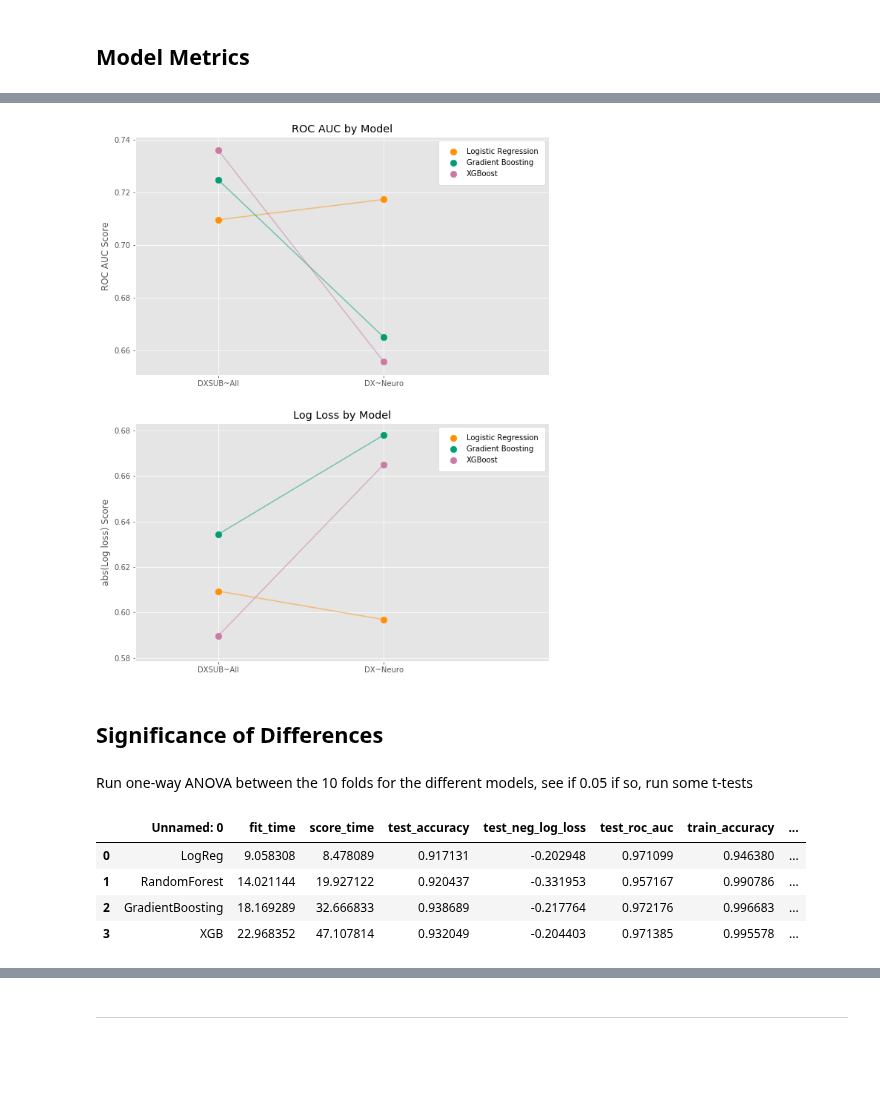
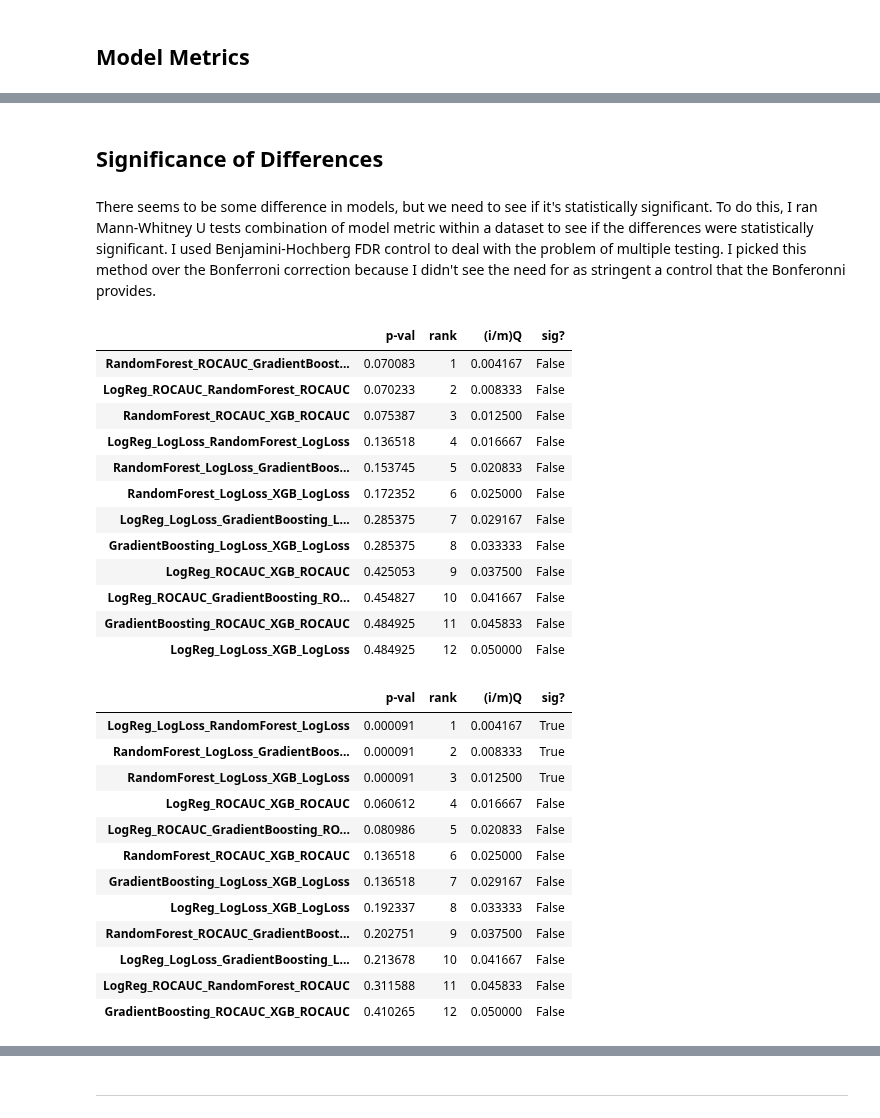
Before and after one commit to cjsmith015/Machine_Learning_and_ADHD, a Jupyter notebook: Supervised Learning.ipynb, the cells around one changed output, grey strips where cells are left out. Cells and saved outputs as stored; diff of their text form; code cells hidden in the pictures; blank space fills up the shorter version.

```diff
--- a/Supervised Learning.ipynb
+++ b/Supervised Learning.ipynb
@@ -169,23 +180,2 @@ _ = create_metric_graph(model_dict_no_rf, metric_dict, axs)
-# %%
-metric_dict = {
-                'ROC_AUC':
-                    {'Title': 'ROC AUC by Model',
-                     'ylabel': 'ROC AUC Score',
-                     'dataframe': roc_auc,
-                     'col_names': ['DXSUB~All', 'DX~Neuro']},
-                'LogLoss':
-                    {'Title': 'Log Loss by Model',
-                     'ylabel': 'abs(Log loss) Score',
-                     'dataframe': -log_loss,
-                     'col_names': ['DXSUB~All', 'DX~Neuro']},
-               }
-
-fig, axs = plt.subplots(2,1, figsize=(10,13))
-_ = create_metric_graph(model_dict_no_rf, metric_dict, axs)
-# %% [output]
-[figure, removed]
 # %% [markdown]
 ## Significance of Differences
-# %% [markdown]
-Run one-way ANOVA between the 10 folds for the different models, see if 0.05
-if so, run some t-tests
@@ -194,8 +181,0 @@ import scipy.stats as scs
-# %%
-pd.read_csv('csv_10/all_dx.csv')
-# %% [output]
-|  | Unnamed: 0 | fit_time | score_time | test_accuracy | test_neg_log_loss | test_roc_auc | train_accuracy | ... |
-| 0 | LogReg | 9.058308 | 8.478089 | 0.917131 | -0.202948 | 0.971099 | 0.946380 | ... |
-| 1 | RandomForest | 14.021144 | 19.927122 | 0.920437 | -0.331953 | 0.957167 | 0.990786 | ... |
-| 2 | GradientBoosting | 18.169289 | 32.666833 | 0.938689 | -0.217764 | 0.972176 | 0.996683 | ... |
-| 3 | XGB | 22.968352 | 47.107814 | 0.932049 | -0.204403 | 0.971385 | 0.995578 | ... |
@@ -203,0 +182,39 @@ scs.f_oneway()
+# %% [markdown]
+There seems to be some difference in models, but we need to see if it's statistically significant. To do this, I ran Mann-Whitney U tests combination of model metric within a dataset to see if the differences were statistically significant. I used Benjamini-Hochberg FDR control to deal with the problem of multiple testing. I picked this method over the Bonferroni correction because I didn't see the need for as stringent a control that the Bonferonni provides.
+# %%
+DX_all = pd.read_csv('final_csvs/DX_All.csv')
+DXSUB_all = pd.read_csv('final_csvs/DXSUB_All.csv')
+DX_tmcq = pd.read_csv('final_csvs/DX_TMCQ.csv')
+DX_neuro = pd.read_csv('final_csvs/DX_Neuro.csv')
+# %%
+run_mannwhitneyu_all(DX_all)
+# %% [output]
+|  | p-val | rank | (i/m)Q | sig? |
+| RandomForest_ROCAUC_GradientBoost... | 0.070083 | 1 | 0.004167 | False |
+| LogReg_ROCAUC_RandomForest_ROCAUC | 0.070233 | 2 | 0.008333 | False |
+| RandomForest_ROCAUC_XGB_ROCAUC | 0.075387 | 3 | 0.012500 | False |
+| LogReg_LogLoss_RandomForest_LogLoss | 0.136518 | 4 | 0.016667 | False |
+| RandomForest_LogLoss_GradientBoos... | 0.153745 | 5 | 0.020833 | False |
+| RandomForest_LogLoss_XGB_LogLoss | 0.172352 | 6 | 0.025000 | False |
+| LogReg_LogLoss_GradientBoosting_L... | 0.285375 | 7 | 0.029167 | False |
+| GradientBoosting_LogLoss_XGB_LogLoss | 0.285375 | 8 | 0.033333 | False |
+| LogReg_ROCAUC_XGB_ROCAUC | 0.425053 | 9 | 0.037500 | False |
+| LogReg_ROCAUC_GradientBoosting_RO... | 0.454827 | 10 | 0.041667 | False |
+| GradientBoosting_ROCAUC_XGB_ROCAUC | 0.484925 | 11 | 0.045833 | False |
+| LogReg_LogLoss_XGB_LogLoss | 0.484925 | 12 | 0.050000 | False |
+# %%
+run_mannwhitneyu_all(DXSUB_all)
+# %% [output]
+|  | p-val | rank | (i/m)Q | sig? |
+| LogReg_LogLoss_RandomForest_LogLoss | 0.000091 | 1 | 0.004167 | True |
+| RandomForest_LogLoss_GradientBoos... | 0.000091 | 2 | 0.008333 | True |
+| RandomForest_LogLoss_XGB_LogLoss | 0.000091 | 3 | 0.012500 | True |
+| LogReg_ROCAUC_XGB_ROCAUC | 0.060612 | 4 | 0.016667 | False |
+| LogReg_ROCAUC_GradientBoosting_RO... | 0.080986 | 5 | 0.020833 | False |
+| RandomForest_ROCAUC_XGB_ROCAUC | 0.136518 | 6 | 0.025000 | False |
+| GradientBoosting_LogLoss_XGB_LogLoss | 0.136518 | 7 | 0.029167 | False |
+| LogReg_LogLoss_XGB_LogLoss | 0.192337 | 8 | 0.033333 | False |
+| RandomForest_ROCAUC_GradientBoost... | 0.202751 | 9 | 0.037500 | False |
+| LogReg_LogLoss_GradientBoosting_L... | 0.213678 | 10 | 0.041667 | False |
+| LogReg_ROCAUC_RandomForest_ROCAUC | 0.311588 | 11 | 0.045833 | False |
+| GradientBoosting_ROCAUC_XGB_ROCAUC | 0.410265 | 12 | 0.050000 | False |
```
Also changed, not shown: parts of 24 cells of this notebook, 5 other files.
